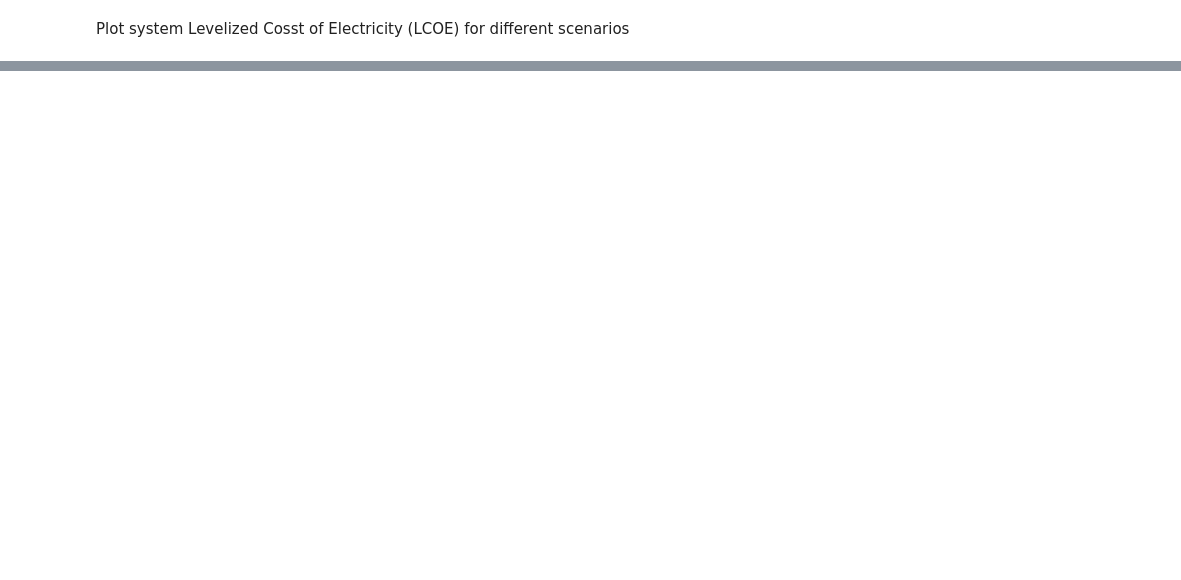
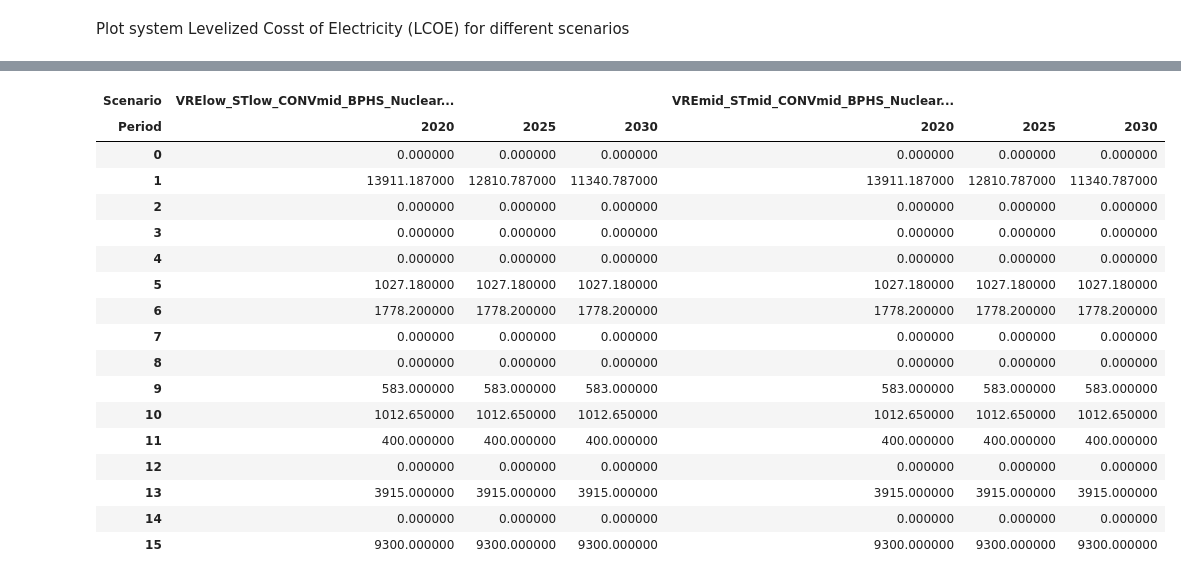
Before and after one commit to cetlab-ucsb/gridpath-workshop-ucsb, a Jupyter notebook: gridpath-workshop.ipynb, the cells around one changed output, grey strips where cells are left out. Saved outputs shown, nothing was run; the diff lists cells and outputs as text; code cells hidden in the pictures; blank space fills up the shorter version.

```diff
--- a/gridpath-workshop.ipynb
+++ b/gridpath-workshop.ipynb
@@ -350,0 +339,29 @@ _plot_system_cost(system_cost_, scen_labels_,
+# %%
+# Replace with a specific scenario if needed, otherwise leave blank
+scenario = ''
+# Replace with 'new' or existing' so only new capacity is shown, otherwise leave blank for new and existing
+status = 'existing'
+
+# User-defined scenario filter (can be left blank for all scenarios)
+filtered_capacity_ = _filter_capacity(grouped_capacity_, scenario, status)
+# Display the wide format dataframe
+filtered_capacity_.style
+# %% [output]
+| Scenario | VRElow_STlow_CONVmid_BPHS_Nuclear... |  |  | VREmid_STmid_CONVmid_BPHS_Nuclear... |  |  |
+| Period | 2020 | 2025 | 2030 | 2020 | 2025 | 2030 |
+| 0 | 0.000000 | 0.000000 | 0.000000 | 0.000000 | 0.000000 | 0.000000 |
+| 1 | 13911.187000 | 12810.787000 | 11340.787000 | 13911.187000 | 12810.787000 | 11340.787000 |
+| 2 | 0.000000 | 0.000000 | 0.000000 | 0.000000 | 0.000000 | 0.000000 |
+| 3 | 0.000000 | 0.000000 | 0.000000 | 0.000000 | 0.000000 | 0.000000 |
+| 4 | 0.000000 | 0.000000 | 0.000000 | 0.000000 | 0.000000 | 0.000000 |
+| 5 | 1027.180000 | 1027.180000 | 1027.180000 | 1027.180000 | 1027.180000 | 1027.180000 |
+| 6 | 1778.200000 | 1778.200000 | 1778.200000 | 1778.200000 | 1778.200000 | 1778.200000 |
+| 7 | 0.000000 | 0.000000 | 0.000000 | 0.000000 | 0.000000 | 0.000000 |
+| 8 | 0.000000 | 0.000000 | 0.000000 | 0.000000 | 0.000000 | 0.000000 |
+| 9 | 583.000000 | 583.000000 | 583.000000 | 583.000000 | 583.000000 | 583.000000 |
+| 10 | 1012.650000 | 1012.650000 | 1012.650000 | 1012.650000 | 1012.650000 | 1012.650000 |
+| 11 | 400.000000 | 400.000000 | 400.000000 | 400.000000 | 400.000000 | 400.000000 |
+| 12 | 0.000000 | 0.000000 | 0.000000 | 0.000000 | 0.000000 | 0.000000 |
+| 13 | 3915.000000 | 3915.000000 | 3915.000000 | 3915.000000 | 3915.000000 | 3915.000000 |
+| 14 | 0.000000 | 0.000000 | 0.000000 | 0.000000 | 0.000000 | 0.000000 |
+| 15 | 9300.000000 | 9300.000000 | 9300.000000 | 9300.000000 | 9300.000000 | 9300.000000 |
```
Also changed, not shown: parts of 13 cells of this notebook, 3 other files.
